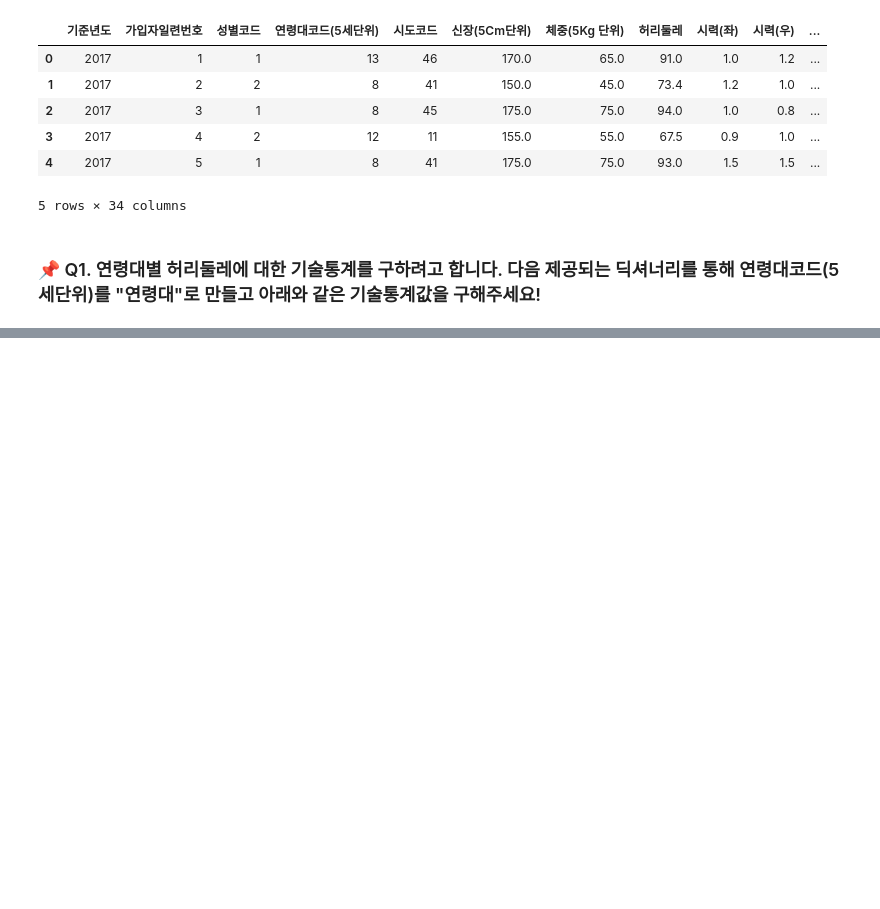
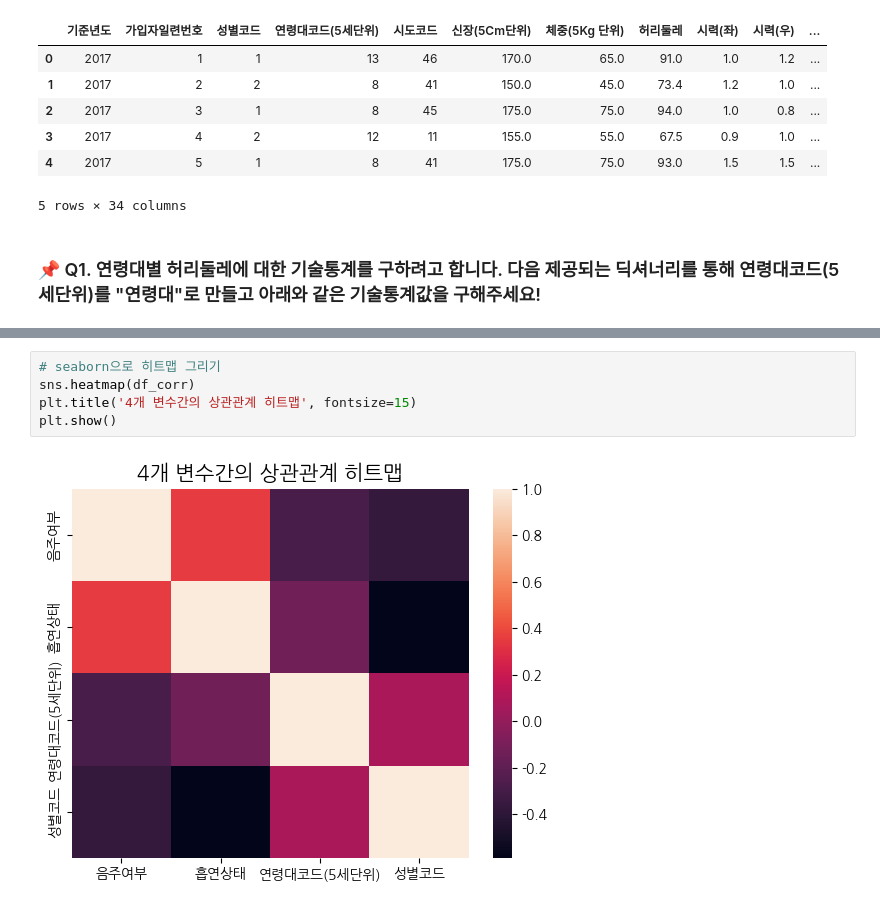
Before and after one commit to Minsoo0405/pythonbasic, a Jupyter notebook: coaching_study/3week_mission.ipynb, the cells around one changed output, grey strips where cells are left out. Cells and saved outputs as stored; diff of their text form; blank space fills up the shorter version.

```diff
--- a/coaching_study/3week_mission.ipynb
+++ b/coaching_study/3week_mission.ipynb
@@ -35,0 +116,7 @@ df['연령대'] =
+# %%
+# seaborn으로 히트맵 그리기
+sns.heatmap(df_corr)
+plt.title('4개 변수간의 상관관계 히트맵', fontsize=15)
+plt.show()
+# %% [output]
+[figure, added]
```
Also changed, not shown: parts of 12 cells of this notebook, 1 other file.
